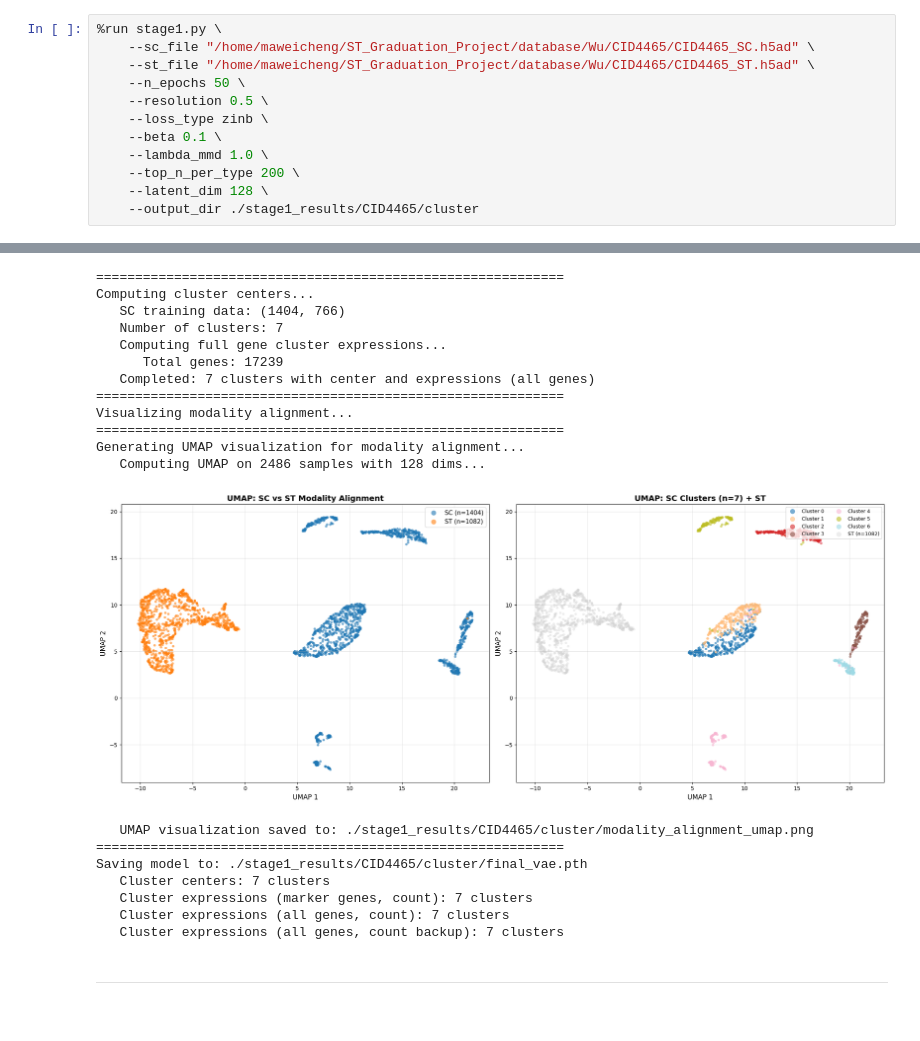
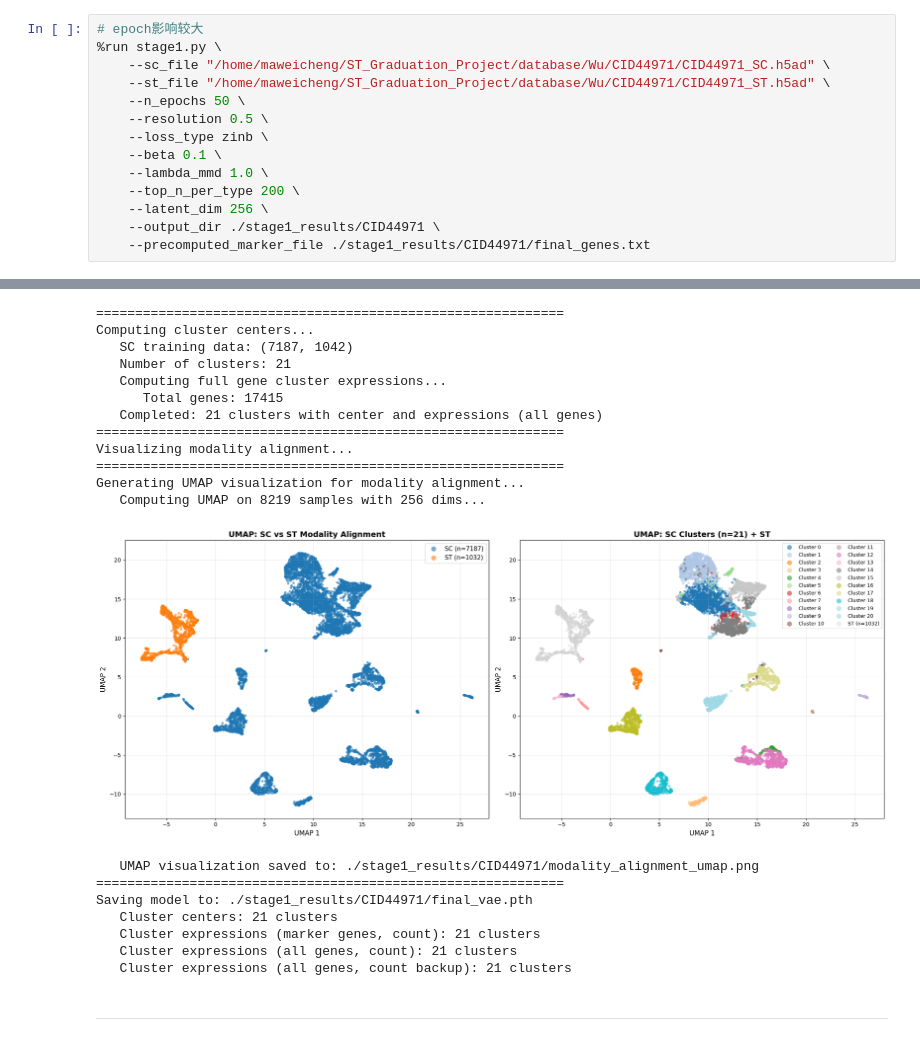
Before and after one commit to KuangQuanS/Spagraph, a Jupyter notebook: SC_MAP_ST/run.ipynb, the cells around one changed output, grey strips where cells are left out. Saved outputs shown, nothing was run; the diff lists cells and outputs as text.

```diff
--- a/SC_MAP_ST/run.ipynb
+++ b/SC_MAP_ST/run.ipynb
@@ -1,15 +1,17 @@
 # %%
+# epoch影响较大
 %run stage1.py \
-    --sc_file "/home/maweicheng/ST_Graduation_Project/database/Wu/CID4465/CID4465_SC.h5ad" \
-    --st_file "/home/maweicheng/ST_Graduation_Project/database/Wu/CID4465/CID4465_ST.h5ad" \
+    --sc_file "/home/maweicheng/ST_Graduation_Project/database/Wu/CID44971/CID44971_SC.h5ad" \
+    --st_file "/home/maweicheng/ST_Graduation_Project/database/Wu/CID44971/CID44971_ST.h5ad" \
     --n_epochs 50 \
     --resolution 0.5 \
     --loss_type zinb \
     --beta 0.1 \
     --lambda_mmd 1.0 \
     --top_n_per_type 200 \
-    --latent_dim 128 \
-    --output_dir ./stage1_results/CID4465/cluster
+    --latent_dim 256 \
+    --output_dir ./stage1_results/CID44971 \
+    --precomputed_marker_file ./stage1_results/CID44971/final_genes.txt
 # %% [output]
 Using device: cuda
 ============================================================
@@ -32,23 +34,23 @@ Configuration:
 ============================================================
 Computing cluster centers...
-   SC training data: (1404, 766)
-   Number of clusters: 7
+   SC training data: (7187, 1042)
+   Number of clusters: 21
    Computing full gene cluster expressions...
-      Total genes: 17239
-   Completed: 7 clusters with center and expressions (all genes)
+      Total genes: 17415
+   Completed: 21 clusters with center and expressions (all genes)
 ============================================================
 Visualizing modality alignment...
 ============================================================
 Generating UMAP visualization for modality alignment...
-   Computing UMAP on 2486 samples with 128 dims...
+   Computing UMAP on 8219 samples with 256 dims...
-[figure, old version]
+[figure, new version]
-   UMAP visualization saved to: ./stage1_results/CID4465/cluster/modality_alignment_umap.png
+   UMAP visualization saved to: ./stage1_results/CID44971/modality_alignment_umap.png
 ============================================================
-Saving model to: ./stage1_results/CID4465/cluster/final_vae.pth
-   Cluster centers: 7 clusters
-   Cluster expressions (marker genes, count): 7 clusters
-   Cluster expressions (all genes, count): 7 clusters
-   Cluster expressions (all genes, count backup): 7 clusters
+Saving model to: ./stage1_results/CID44971/final_vae.pth
+   Cluster centers: 21 clusters
+   Cluster expressions (marker genes, count): 21 clusters
+   Cluster expressions (all genes, count): 21 clusters
+   Cluster expressions (all genes, count backup): 21 clusters
 # %% [markdown]
 ---
 # %%
```
Also changed, not shown: parts of 2 cells of this notebook, 5 other files.
